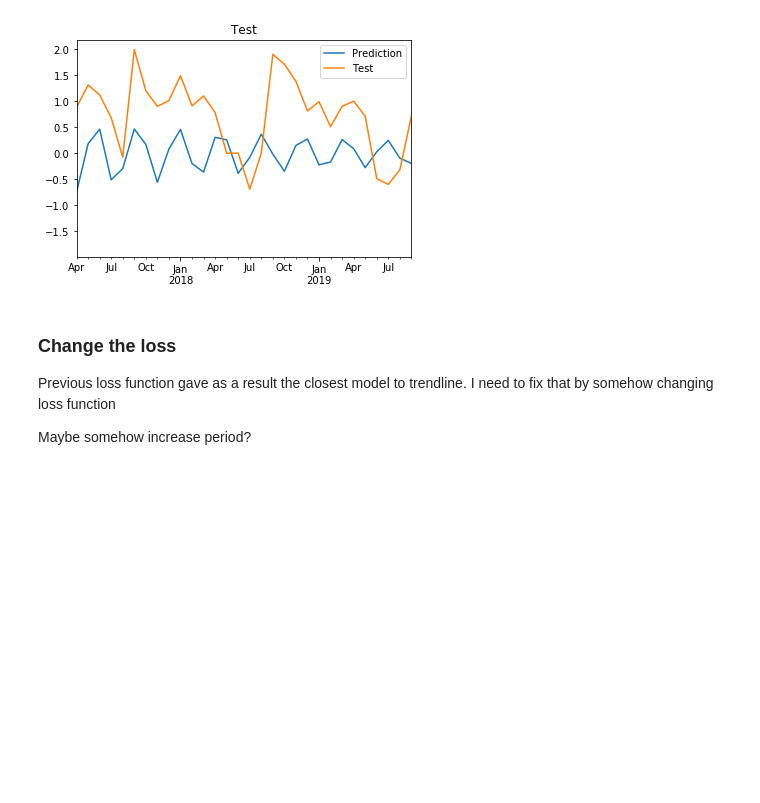
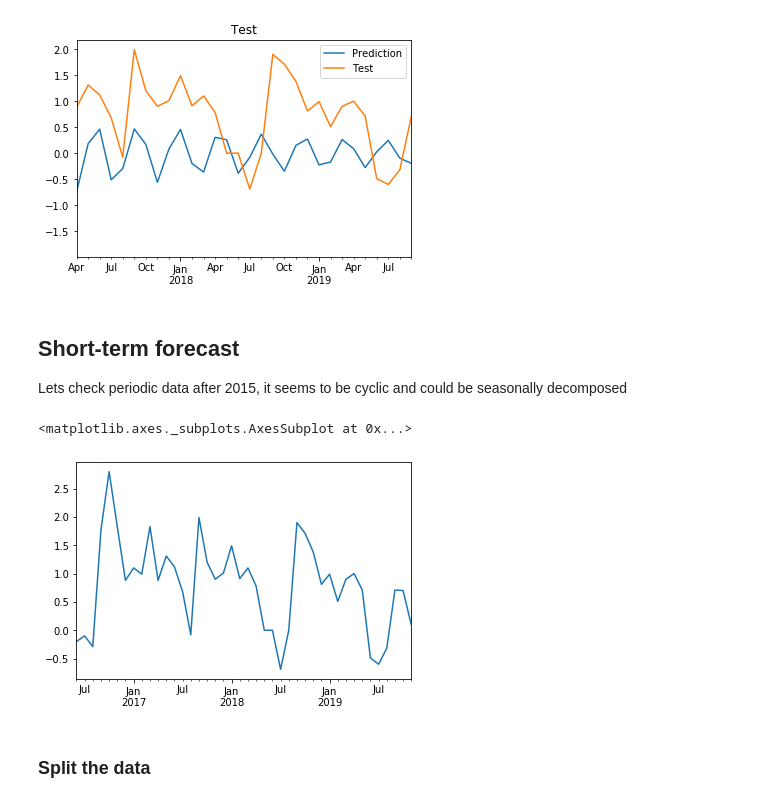
Before and after one commit to gamble27/CPI, a Jupyter notebook: CPI_monthly.ipynb, the cells around one changed output. Drawn from its saved outputs; the diff is of its cells as text; code cells hidden in the pictures; blank space fills up the shorter version.

```diff
--- a/CPI_monthly.ipynb
+++ b/CPI_monthly.ipynb
@@ -240,10 +246,15 @@ plt.title('Test')
 # %% [output]
 Text(0.5, 1.0, 'Test')
 [figure]
-# %% [markdown]
-### Change the loss
-
-Previous loss function gave as a result the closest model to trendline.
-I need to fix that by somehow changing loss function
-
-Maybe somehow increase period?
+# %% [markdown]
+## Short-term forecast
+
+Lets check periodic data after 2015, it seems to be cyclic and could be seasonally decomposed
+# %%
+cpi_short = cpi_mon['2016-6-30':]
+cpi_short.plot()
+# %% [output]
+<matplotlib.axes._subplots.AxesSubplot at 0x...>
+[figure, added]
+# %% [markdown]
+### Split the data
```
Also changed, not shown: parts of 30 cells of this notebook, 1 other file.
